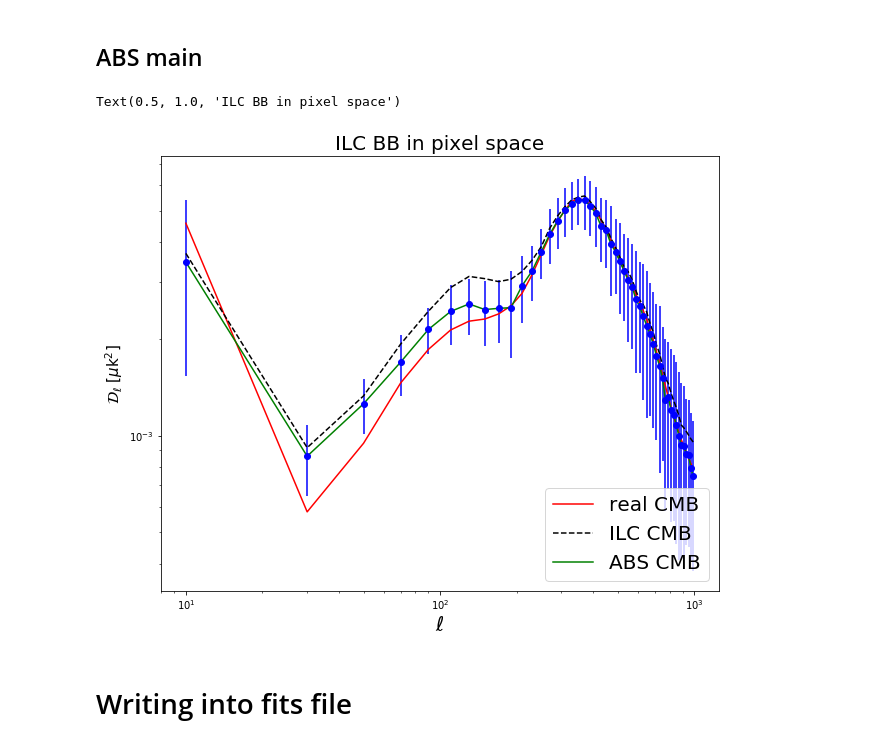
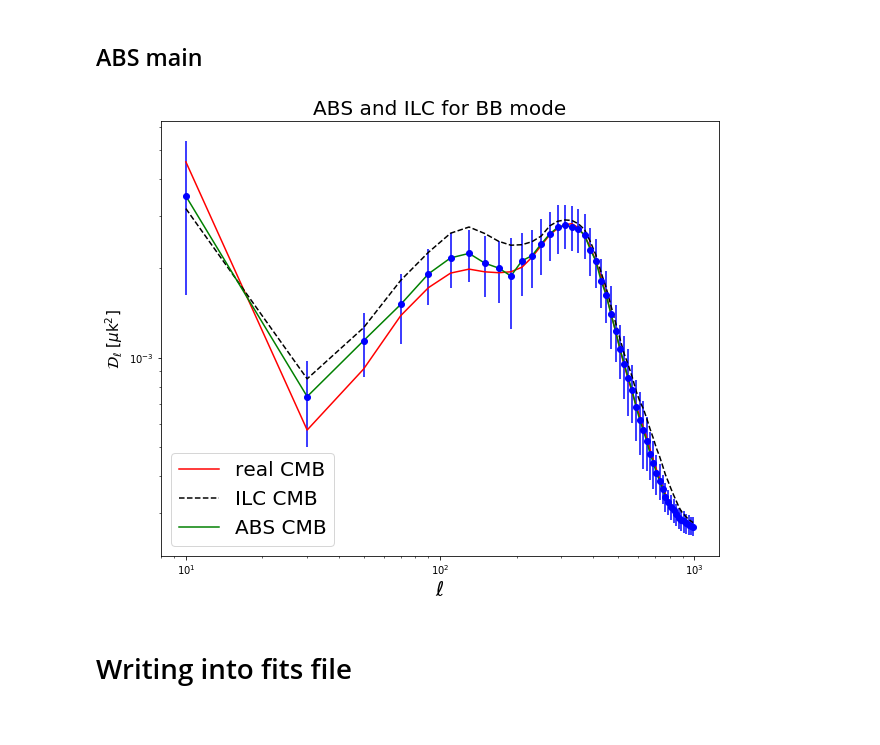
Before and after one commit to yaojian95/Ali_foreground, a Jupyter notebook: codes/Maps_for_USTC.ipynb, the cells around one changed output. Drawn from its saved outputs; the diff is of its cells as text; code cells hidden in the pictures.

```diff
--- a/codes/Maps_for_USTC.ipynb
+++ b/codes/Maps_for_USTC.ipynb
@@ -222,8 +231,8 @@ Cl_ilc = np.zeros((SamNum, Q)); itera = 1; mode = 1; Fore_cl= np.zeros((SamNum,
 for n in range(SamNum):
 
     e = np.matrix(np.ones(Nf))
-    total_ps_i = np.load('/fnx/jianyao/ancillary_data/total_ps/total_ps_deconv_masked_EB_%s.npy'%n)
-    noise_ps_i = np.load('/fnx/jianyao/ancillary_data/noise_ps/nl_deconv_masked_EB_%s.npy'%n)
+    total_ps_i = np.load('/fnx/jianyao/ancillary_data/4_fre_plus_44/total_ps/total_ps_deconv_masked_EB_%s.npy'%n)
+    noise_ps_i = np.load('/fnx/jianyao/ancillary_data/4_fre_plus_44/noise_ps/nl_deconv_masked_EB_%s.npy'%n)
     ## Power_spectrum return EE and BB at the same time. So total_ps[0] = EE; total_ps[1] = BB
     noise_bin = utils.bin_l(noise_ps_i[mode], lmax, Q);
     noise_ilc = np.zeros(Q);
@@ -251,8 +260,8 @@ for n in range(SamNum):
 
             noise_ilc[i] = W[i,:]*(nuisance[i])*np.transpose(W[i,:])     #noise_bin　nuisance[i]
             Cl_ilc[n, i] = W[i,:]*(total_bin[i])*np.transpose(W[i,:]) - noise_ilc[i]  #1.0/(e*np.linalg.pinv((total_bin[i]))*e.T)
-            Fore_cl[n, i] =  W[i,:]*(fore_bin[i])*np.transpose(W[i,:]);
-            dust_cl[n, i] = W[i,:]*(dust_bin[i])*np.transpose(W[i,:]); sync_cl[n,i] = W[i,:]*(sync_bin[i])*np.transpose(W[i,:]);
+#             Fore_cl[n, i] =  W[i,:]*(fore_bin[i])*np.transpose(W[i,:]);
+#             dust_cl[n, i] = W[i,:]*(dust_bin[i])*np.transpose(W[i,:]); sync_cl[n,i] = W[i,:]*(sync_bin[i])*np.transpose(W[i,:]);
 
 #     total = np.load('/fnx/jianyao/ancillary_data/total_map/total_map_deconv_unmasked_IQU_%03d.npy'%n)
 #     total_mask = Mask(total)
@@ -278,7 +287,7 @@ for n in range(SamNum):
 
 #     hp.write_map('/fnx/jianyao/HS_clean_CMB/Cleaned_QU_%03d.fits'%(n),cmb_clean[1:], coord='G', column_names= names, column_units='uK_CMB')
 
-fore_mean = np.mean(Fore_cl, axis=0)
+# fore_mean = np.mean(Fore_cl, axis=0)
 cl_ilc_mean = np.mean(Cl_ilc, axis = 0)
 cl_ilc_std = np.std(Cl_ilc, axis = 0)
 # %%
@@ -479,12 +488,10 @@ plt.savefig('/home/jianyao/Ali_maps/results/0221_ILC_pixel/ILC_pixel_%s.jpg'%psn
 # ABS
 # %% [markdown]
 ## noise mean ps and std
-# %%
-noise_ps_i = np.load('/fnx/jianyao/ancillary_data/noise_ps/nl_deconv_masked_EB_0.npy')
 # %%
-nl_all_bin = np.ones((SamNum, 2, Q, 3, 3))
+nl_all_bin = np.ones((SamNum, 2, Q, Nf, Nf))
 for i in range(SamNum):
-    noise_ps_i = np.load('/fnx/jianyao/ancillary_data/noise_ps/nl_deconv_masked_EB_%s.npy'%i)
+    noise_ps_i = np.load('/fnx/jianyao/ancillary_data/4_fre_plus_44/noise_ps/nl_deconv_masked_EB_%s.npy'%i)
     nl_all_bin[i, 0] = bin_l(noise_ps_i[0], lmax, Q); nl_all_bin[i, 1] = bin_l(noise_ps_i[1], lmax, Q)
 
 nl_bin_mean = np.mean(nl_all_bin, axis = 0); nl_bin_std = np.std(nl_all_bin, axis = 0)
@@ -497,10 +502,10 @@ np_test = np.where(ali_ma>0, 1, 0 )
 # %% [markdown]
 ## ABS main
 # %%
-D_B = np.zeros((SamNum, Q));Nf = 3; s = 5.00827749e-5; Delta = 10*s;
-mode = 1 ## 0 for EE or 1 for BB mode
+D_B = np.zeros((SamNum, Q)); s = 5.00827749e-5; Delta = 10*s;
+##  mode = 0 for EE or 1 for BB mode
 for n in range(SamNum):
-    total_ps = np.load('/fnx/jianyao/ancillary_data/total_ps/total_ps_deconv_masked_EB_%s.npy'%n)
+    total_ps = np.load('/fnx/jianyao/ancillary_data/4_fre_plus_44/total_ps/total_ps_deconv_masked_EB_%s.npy'%n)
     D_B_n = np.zeros(Q);
 
     D = utils.bin_l(total_ps[mode],lmax,Q); f = []; Evals = np.ones((Q,Nf)); E_cut = 1
@@ -557,24 +562,24 @@ D_B_std = np.std(D_B, axis = 0)
 # %%
 fig1 = plt.figure(1, figsize=(10,8))
 # plt.axis('off')
 # frame1=fig1.add_axes((.1,.4,.8,.5)) # x0, y0, width, height
-plt.loglog(Ell, Ell*(Ell+1)/2/np.pi*cl_clean[mode], 'r-',label = 'real CMB')
+plt.loglog(Ell, Ell*(Ell+1)/2/np.pi*cl_clean_44_mean[mode], 'r-',label = 'real CMB')
 plt.loglog(Ell, Ell*(Ell+1)/2/np.pi*(cl_ilc_mean), 'k--', label = 'ILC CMB ')
 
 plt.loglog(Ell, Ell*(Ell+1)/2/np.pi*(D_B_mean), 'g-', label = 'ABS CMB')
 # plt.loglog(Ell, Ell*(Ell+1)/2/np.pi*nl_ilc_rs_mean, 'k--', label = 'noise_convolved_ilc')
 
 plt.errorbar(Ell,Ell*(Ell+1)*(D_B_mean)/2/np.pi, yerr = Ell*(Ell+1)/2/np.pi*D_B_std,fmt='bo',capthick = 0.1)
 # plt.errorbar(Ell,Ell*(Ell+1)*cl_ilc_mean/2/np.pi, yerr = Ell*(Ell+1)/2/np.pi*cl_ilc_std,fmt='yo',capthick = 0.1)
 
 
 plt.xlabel('$\ell$', fontsize = 20);
 plt.ylabel(r'$\mathcal{D}_{\ell}$ [$\mu$k$^2$]', fontsize = 15)
 plt.legend(fontsize = 20)
-plt.title('ILC %s in pixel space'%psn[mode], fontsize = 20)
+plt.title('ABS and ILC for %s mode'%psn[mode], fontsize = 20)
+plt.savefig('/home/jianyao/Ali_maps/results/0225_4fre_ABS_ILC/%s_4fre_44_ILC_ABS.jpg'%psn[mode], format = 'jpg')
 # %% [output]
-Text(0.5, 1.0, 'ILC BB in pixel space')
-[figure, old version]
+[figure, new version]
 # %% [markdown]
 # Writing into fits file
 # %%
```
Also changed, not shown: parts of 10 cells of this notebook.
